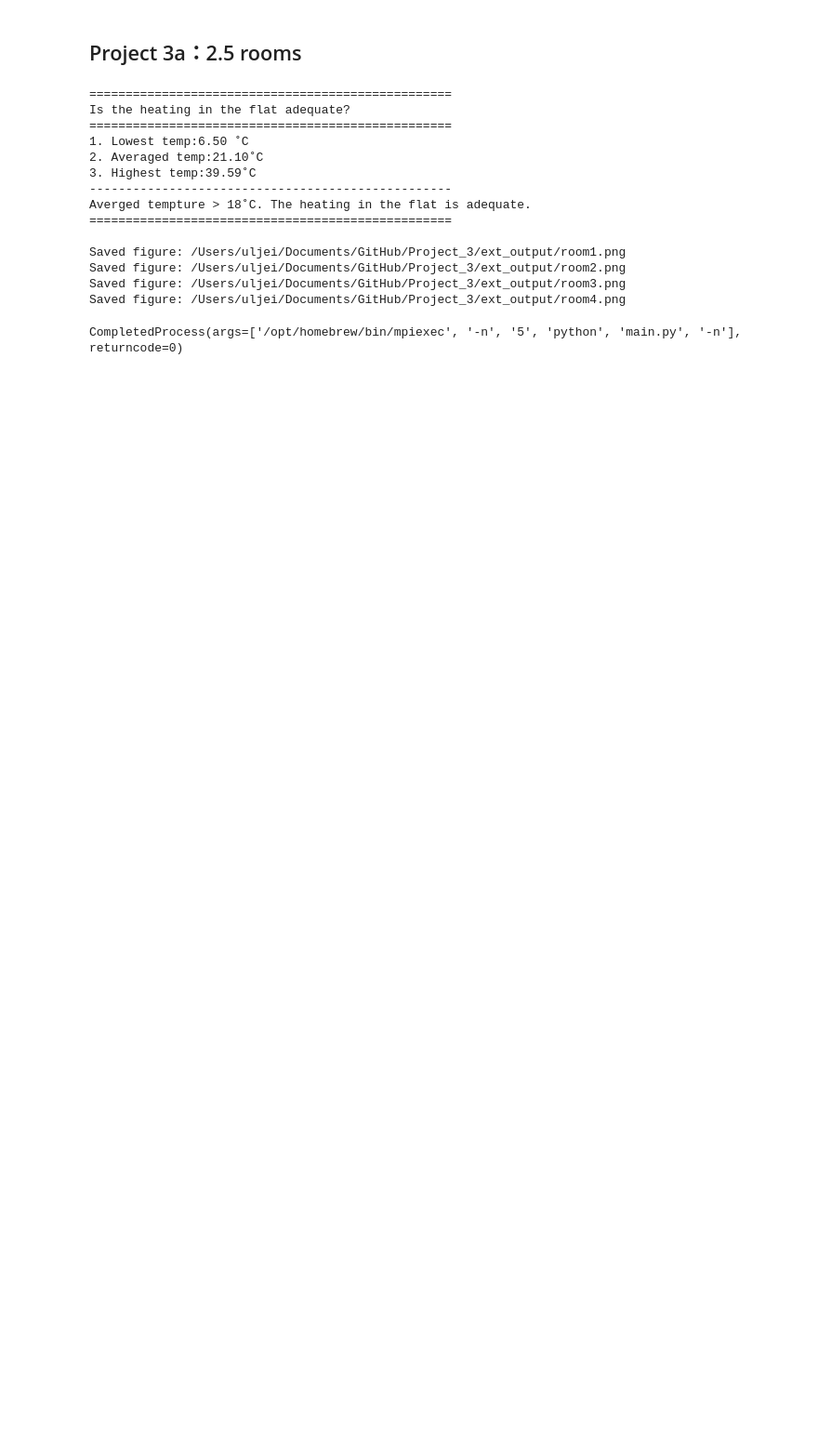
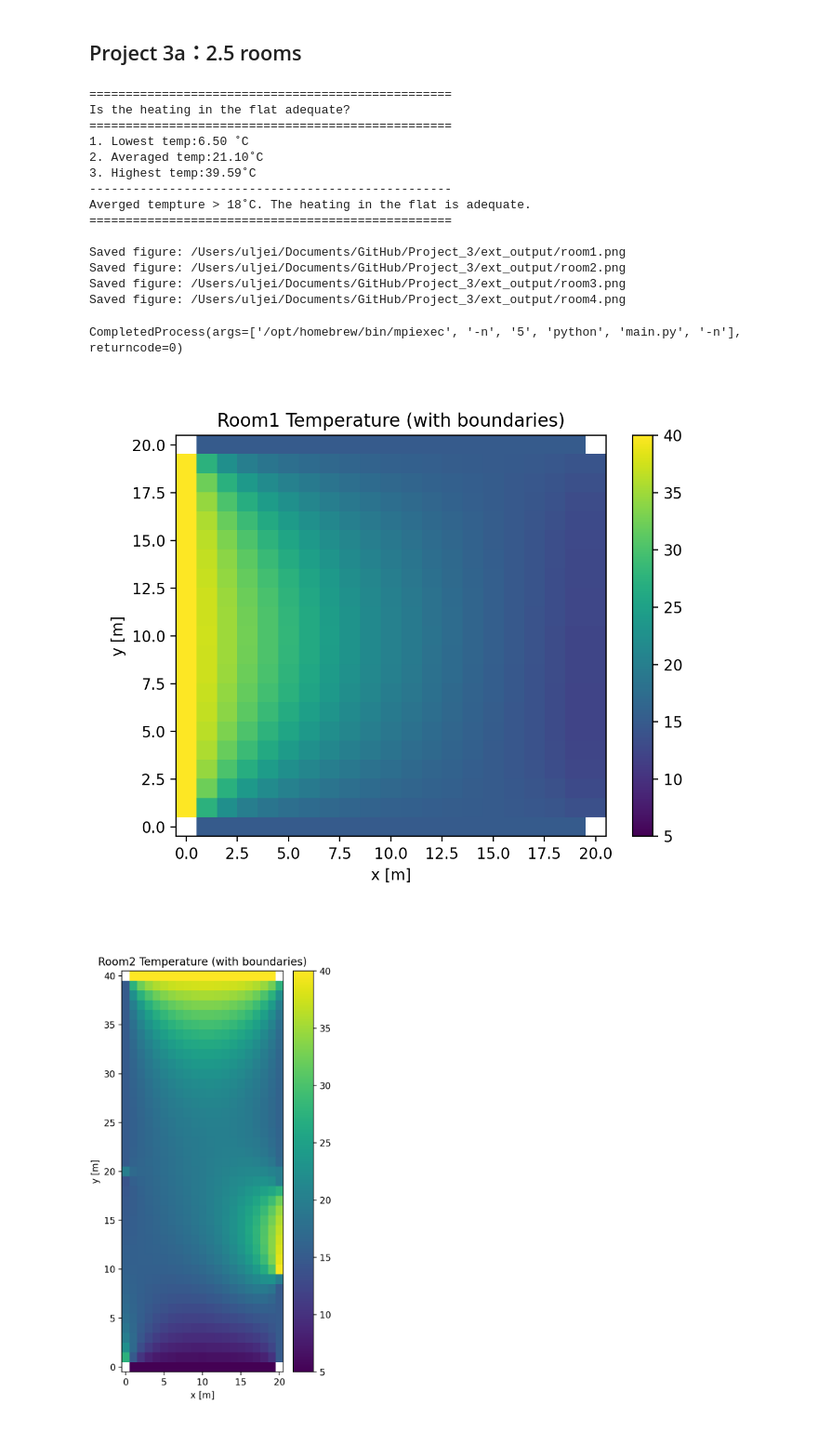
Before and after one commit to Jia0603/Project_3, a Jupyter notebook: project_3.ipynb, the cells around one changed output. Shown at 93% size. Cells and saved outputs as stored; diff of their text form; code cells hidden in the pictures; blank space fills up the shorter version.

```diff
--- a/project_3.ipynb
+++ b/project_3.ipynb
@@ -237,3 +237,18 @@ Saved figure: /Users/uljei/Documents/GitHub/Project_3/ext_output/room2.png
 Saved figure: /Users/uljei/Documents/GitHub/Project_3/ext_output/room3.png
 Saved figure: /Users/uljei/Documents/GitHub/Project_3/ext_output/room4.png
 CompletedProcess(args=['/opt/homebrew/bin/mpiexec', '-n', '5', 'python', 'main.py', '-n'], returncode=0)
+# %%
+import os
+from IPython.display import Image, display
+
+outdir = "ext_output"
+files = [f"room{i}.png" for i in (1,2,3,4)]
+for f in files:
+    p = os.path.join(outdir, f)
+    if os.path.exists(p):
+        display(Image(filename=p))
+    else:
+        print("Missing:", p)
+# %% [output]
+[figure, added]
+[figure, added]
```
Also changed, not shown: parts of 1 cell of this notebook.
